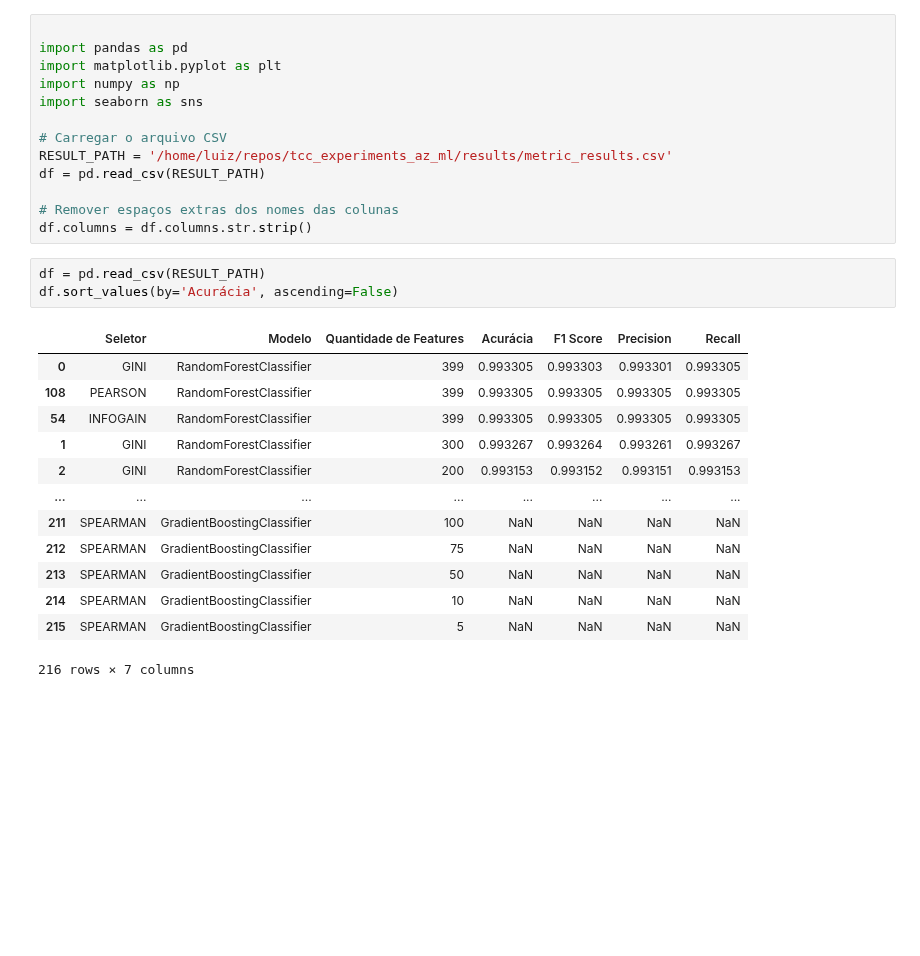
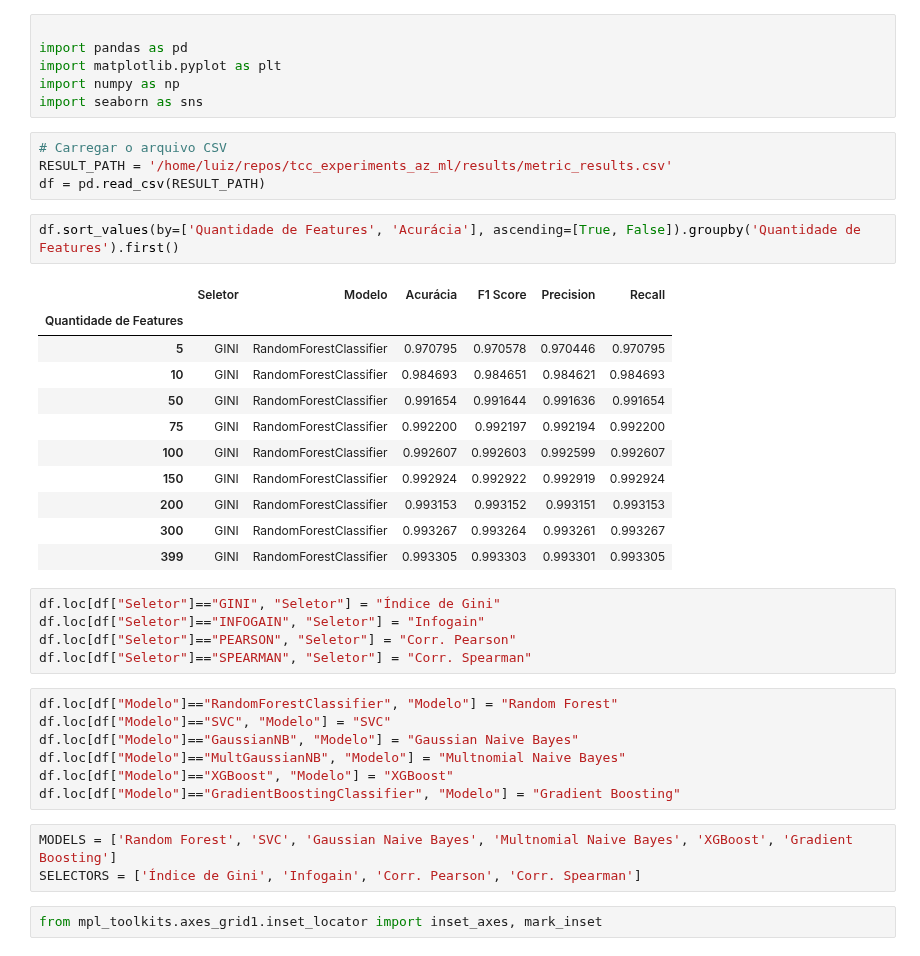
Before and after one commit to fsluizvictor/tcc_experiments_az_ml, a Jupyter notebook: src/notebooks/results/plot_experiments.ipynb, the cells around one changed output. Drawn from its saved outputs; the diff is of its cells as text; blank space fills up the shorter version.

```diff
--- a/src/notebooks/results/plot_experiments.ipynb
+++ b/src/notebooks/results/plot_experiments.ipynb
@@ -4,27 +4,38 @@ import pandas as pd
 import matplotlib.pyplot as plt
 import numpy as np
 import seaborn as sns
-
-# Carregar o arquivo CSV
-RESULT_PATH = '/home/luiz/repos/tcc_experiments_az_ml/results/metric_results.csv'
-df = pd.read_csv(RESULT_PATH)
-
-# Remover espaços extras dos nomes das colunas
-df.columns = df.columns.str.strip()
+# %%
+# Carregar o arquivo CSV
+RESULT_PATH = '/home/luiz/repos/tcc_experiments_az_ml/results/metric_results.csv'
+df = pd.read_csv(RESULT_PATH)
 # %%
-df = pd.read_csv(RESULT_PATH)
-df.sort_values(by='Acurácia', ascending=False)
+df.sort_values(by=['Quantidade de Features', 'Acurácia'], ascending=[True, False]).groupby('Quantidade de Features').first()
 # %% [output]
-|  | Seletor | Modelo | Quantidade de Features | Acurácia | F1 Score | Precision | Recall |
-| 0 | GINI | RandomForestClassifier | 399 | 0.993305 | 0.993303 | 0.993301 | 0.993305 |
-| 108 | PEARSON | RandomForestClassifier | 399 | 0.993305 | 0.993305 | 0.993305 | 0.993305 |
-| 54 | INFOGAIN | RandomForestClassifier | 399 | 0.993305 | 0.993305 | 0.993305 | 0.993305 |
-| 1 | GINI | RandomForestClassifier | 300 | 0.993267 | 0.993264 | 0.993261 | 0.993267 |
-| 2 | GINI | RandomForestClassifier | 200 | 0.993153 | 0.993152 | 0.993151 | 0.993153 |
-| ... | ... | ... | ... | ... | ... | ... | ... |
-| 211 | SPEARMAN | GradientBoostingClassifier | 100 | NaN | NaN | NaN | NaN |
-| 212 | SPEARMAN | GradientBoostingClassifier | 75 | NaN | NaN | NaN | NaN |
-| 213 | SPEARMAN | GradientBoostingClassifier | 50 | NaN | NaN | NaN | NaN |
-| 214 | SPEARMAN | GradientBoostingClassifier | 10 | NaN | NaN | NaN | NaN |
-| 215 | SPEARMAN | GradientBoostingClassifier | 5 | NaN | NaN | NaN | NaN |
+|  | Seletor | Modelo | Acurácia | F1 Score | Precision | Recall |
+| Quantidade de Features |  |  |  |  |  |  |
+| 5 | GINI | RandomForestClassifier | 0.970795 | 0.970578 | 0.970446 | 0.970795 |
+| 10 | GINI | RandomForestClassifier | 0.984693 | 0.984651 | 0.984621 | 0.984693 |
+| 50 | GINI | RandomForestClassifier | 0.991654 | 0.991644 | 0.991636 | 0.991654 |
+| 75 | GINI | RandomForestClassifier | 0.992200 | 0.992197 | 0.992194 | 0.992200 |
+| 100 | GINI | RandomForestClassifier | 0.992607 | 0.992603 | 0.992599 | 0.992607 |
+| 150 | GINI | RandomForestClassifier | 0.992924 | 0.992922 | 0.992919 | 0.992924 |
+| 200 | GINI | RandomForestClassifier | 0.993153 | 0.993152 | 0.993151 | 0.993153 |
+| 300 | GINI | RandomForestClassifier | 0.993267 | 0.993264 | 0.993261 | 0.993267 |
+| 399 | GINI | RandomForestClassifier | 0.993305 | 0.993303 | 0.993301 | 0.993305 |
-216 rows × 7 columns
+# %%
+df.loc[df["Seletor"]=="GINI", "Seletor"] = "Índice de Gini"
+df.loc[df["Seletor"]=="INFOGAIN", "Seletor"] = "Infogain"
+df.loc[df["Seletor"]=="PEARSON", "Seletor"] = "Corr. Pearson"
+df.loc[df["Seletor"]=="SPEARMAN", "Seletor"] = "Corr. Spearman"
+# %%
+df.loc[df["Modelo"]=="RandomForestClassifier", "Modelo"] = "Random Forest"
+df.loc[df["Modelo"]=="SVC", "Modelo"] = "SVC"
+df.loc[df["Modelo"]=="GaussianNB", "Modelo"] = "Gaussian Naive Bayes"
+df.loc[df["Modelo"]=="MultGaussianNB", "Modelo"] = "Multnomial Naive Bayes"
+df.loc[df["Modelo"]=="XGBoost", "Modelo"] = "XGBoost"
+df.loc[df["Modelo"]=="GradientBoostingClassifier", "Modelo"] = "Gradient Boosting"
+# %%
+MODELS = ['Random Forest', 'SVC', 'Gaussian Naive Bayes', 'Multnomial Naive Bayes', 'XGBoost', 'Gradient Boosting']
+SELECTORS = ['Índice de Gini', 'Infogain', 'Corr. Pearson', 'Corr. Spearman']
+# %%
+from mpl_toolkits.axes_grid1.inset_locator import inset_axes, mark_inset
```
Also changed, not shown: parts of 2 cells of this notebook, 1 other file.
